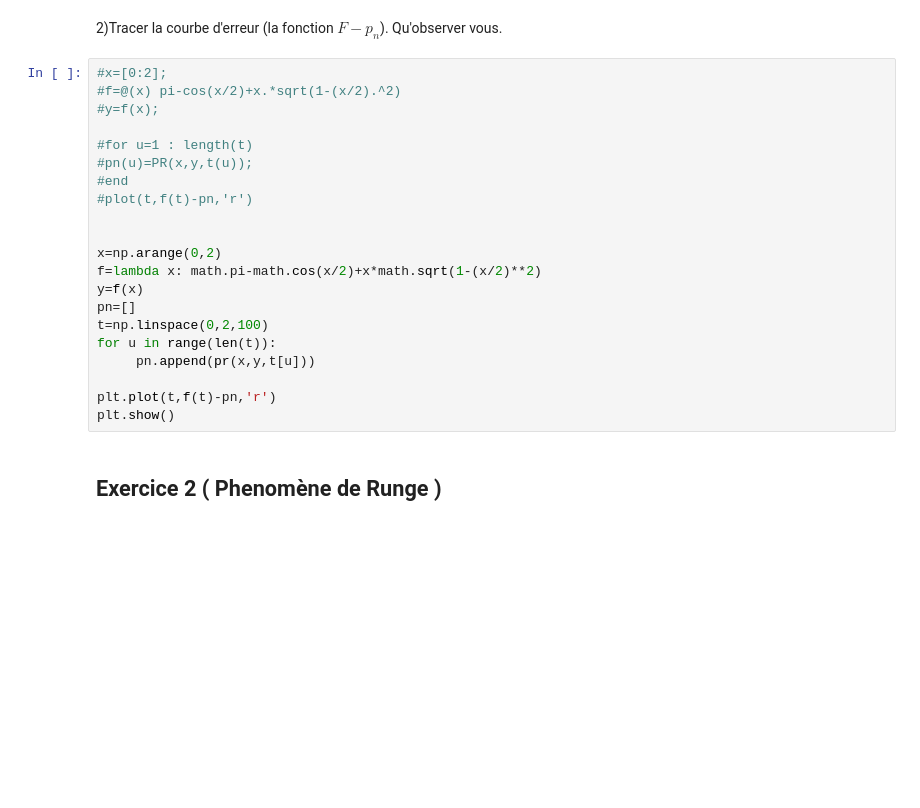
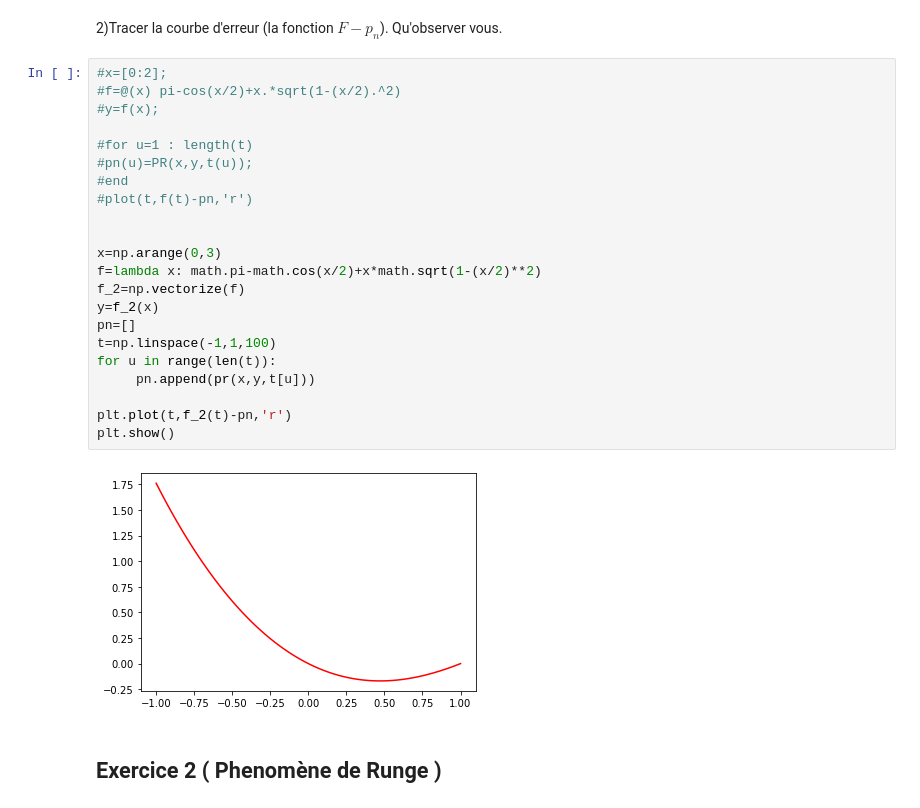
Before and after one commit to malek-ghozzi/TP_ANAL_NUM, a Jupyter notebook: TP2.ipynb, the cells around one changed output. Drawn from its saved outputs; the diff is of its cells as text; blank space fills up the shorter version.

```diff
--- a/TP2.ipynb
+++ b/TP2.ipynb
@@ -150,24 +152,27 @@ TypeError: only size-1 arrays can be converted to Python scalars
 # %%
 #x=[0:2];
 #f=@(x) pi-cos(x/2)+x.*sqrt(1-(x/2).^2)
 #y=f(x);
 
 #for u=1 : length(t)
 #pn(u)=PR(x,y,t(u));
 #end
 #plot(t,f(t)-pn,'r')
 
 
-x=np.arange(0,2)
+x=np.arange(0,3)
 f=lambda x: math.pi-math.cos(x/2)+x*math.sqrt(1-(x/2)**2)
-y=f(x)
+f_2=np.vectorize(f)
+y=f_2(x)
 pn=[]
-t=np.linspace(0,2,100)
+t=np.linspace(-1,1,100)
 for u in range(len(t)):
      pn.append(pr(x,y,t[u]))
 
-plt.plot(t,f(t)-pn,'r')
+plt.plot(t,f_2(t)-pn,'r')
 plt.show()
+# %% [output]
+[figure, added]
 # %% [markdown]
 ## Exercice 2  ( Phenomène de Runge )
 # %% [markdown]
```
Also changed, not shown: parts of 9 cells of this notebook.
